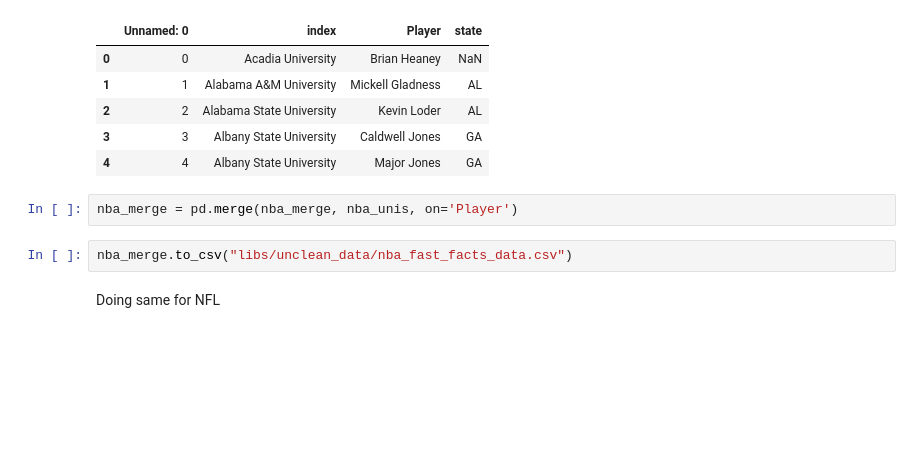
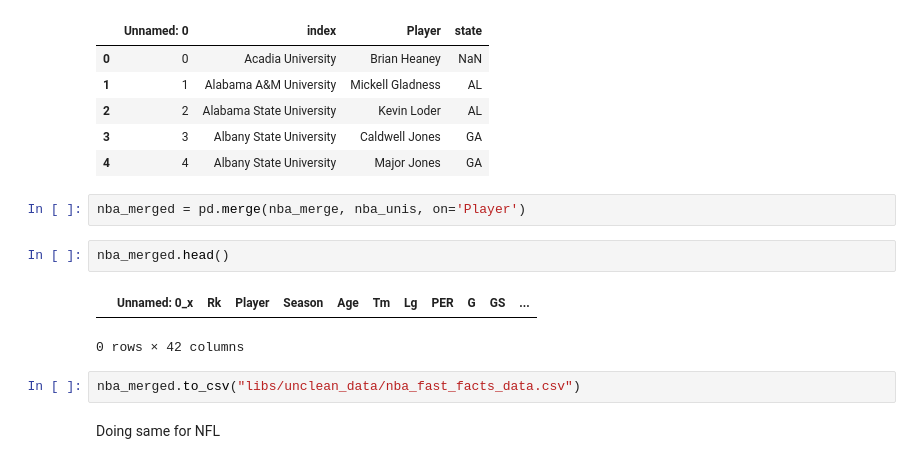
Before and after one commit to Axemen/Pro-Sports-Stats, a Jupyter notebook: fast_facts.ipynb, the cells around one changed output. Saved outputs shown, nothing was run; the diff lists cells and outputs as text; blank space fills up the shorter version.

Commit message:
fixed fast facts file

```diff
--- a/fast_facts.ipynb
+++ b/fast_facts.ipynb
@@ -165,9 +202,14 @@ nba_unis.head(5)
 | 3 | 3 | Albany State University | Caldwell Jones | GA |
 | 4 | 4 | Albany State University | Major Jones | GA |
 # %%
-nba_merge = pd.merge(nba_merge, nba_unis, on='Player')
+nba_merged = pd.merge(nba_merge, nba_unis, on='Player')
+# %%
+nba_merged.head()
+# %% [output]
+|  | Unnamed: 0_x | Rk | Player | Season | Age | Tm | Lg | PER | G | GS | ... |
+0 rows × 42 columns
 # %%
-nba_merge.to_csv("libs/unclean_data/nba_fast_facts_data.csv")
+nba_merged.to_csv("libs/unclean_data/nba_fast_facts_data.csv")
 # %% [markdown]
 Doing same for NFL
 # %%
```
Also changed, not shown: parts of 8 cells of this notebook, 2 other files.
